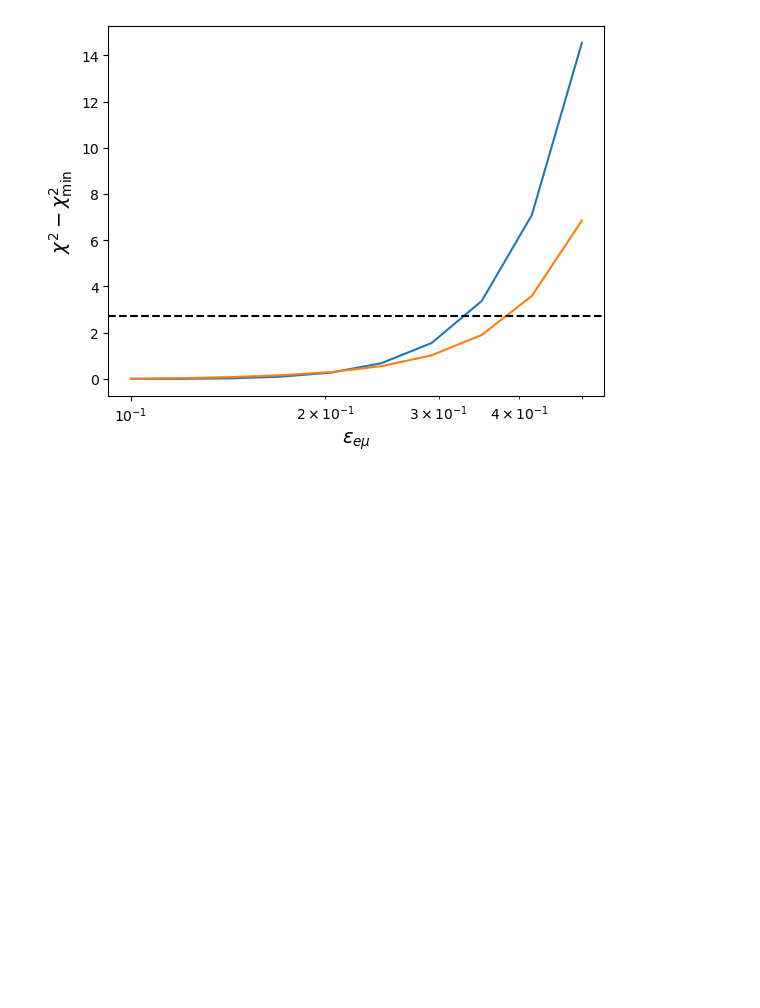
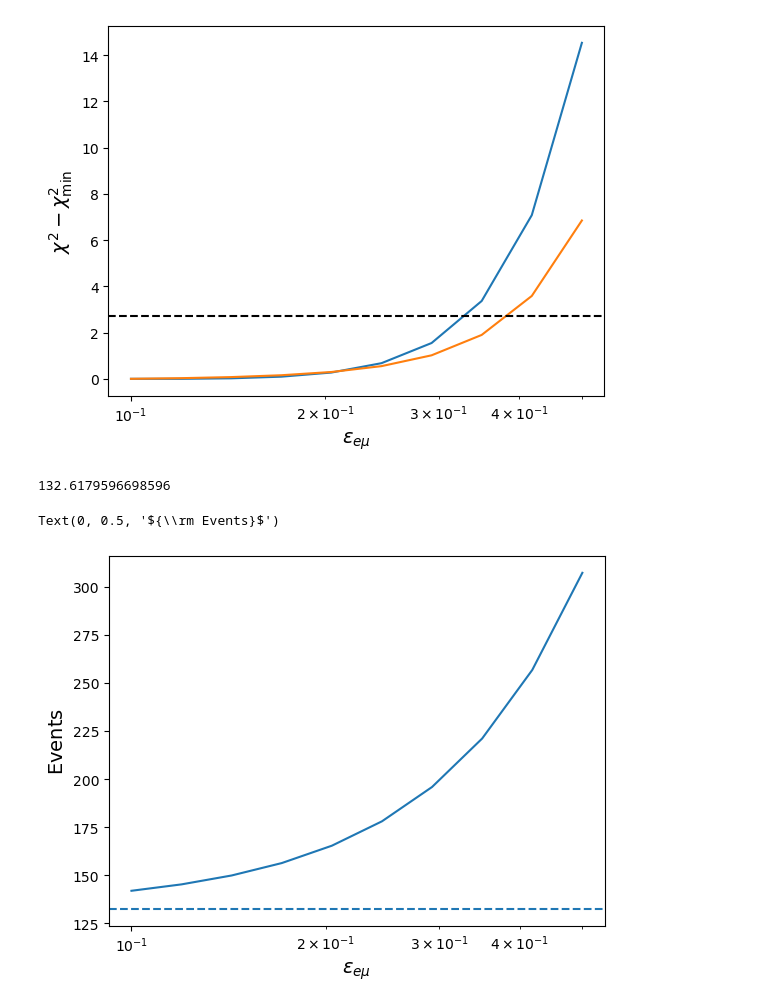
Before and after one commit to SNuDD/SNuDD, a Jupyter notebook: notebooks/LZ_ER2025.ipynb, the cells around one changed output. Drawn from its saved outputs; the diff is of its cells as text; code cells hidden in the pictures; blank space fills up the shorter version.

```diff
--- a/notebooks/LZ_ER2025.ipynb
+++ b/notebooks/LZ_ER2025.ipynb
@@ -367,3 +367,21 @@ plt.ylabel(r'$\chi^2 - \chi^2_{\rm min}$', size=14)
 # %% [output]
 Text(0, 0.5, '$\\chi^2 - \\chi^2_{\\rm min}$')
 [figure]
+# %%
+counts_summed = np.zeros(len(eps_space))
+
+for i in range(len(eps_space)):
+    counts_summed[i] = counts_all[i, :].sum()
+# %%
+sum(counts_sm)
+# %% [output]
+132.6179596698596
+# %%
+plt.semilogx(eps_space, counts_summed)
+plt.axhline(sum(counts_sm), ls='--')
+
+plt.xlabel(r'$\epsilon_{e\mu}$', size=14)
+plt.ylabel(r'${\rm Events}$', size=14)
+# %% [output]
+Text(0, 0.5, '${\\rm Events}$')
+[figure, added]
```
Also changed, not shown: parts of 4 cells of this notebook, 1 other file.
